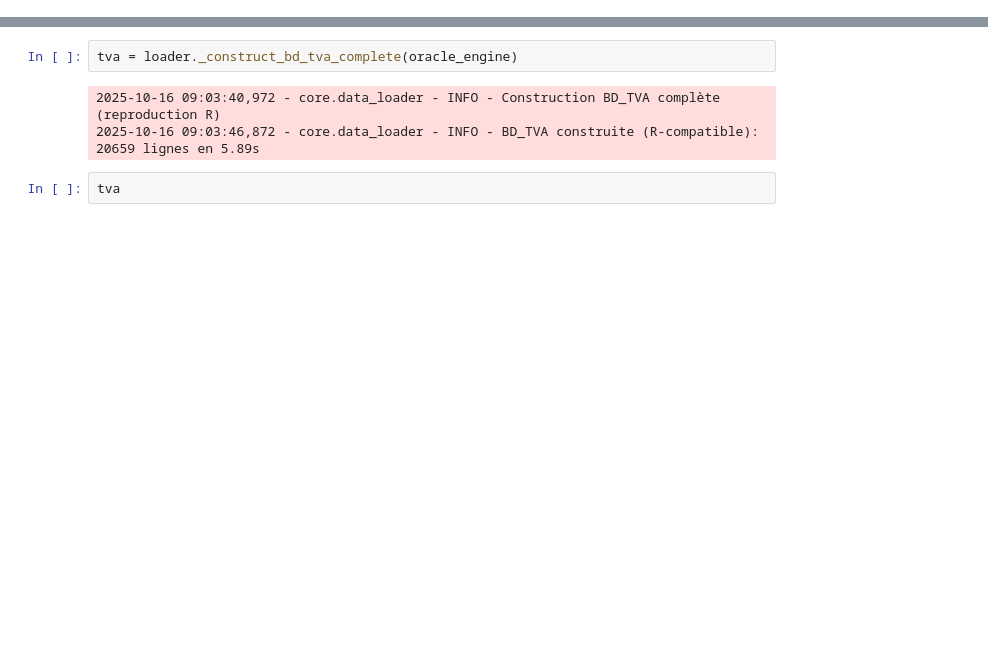
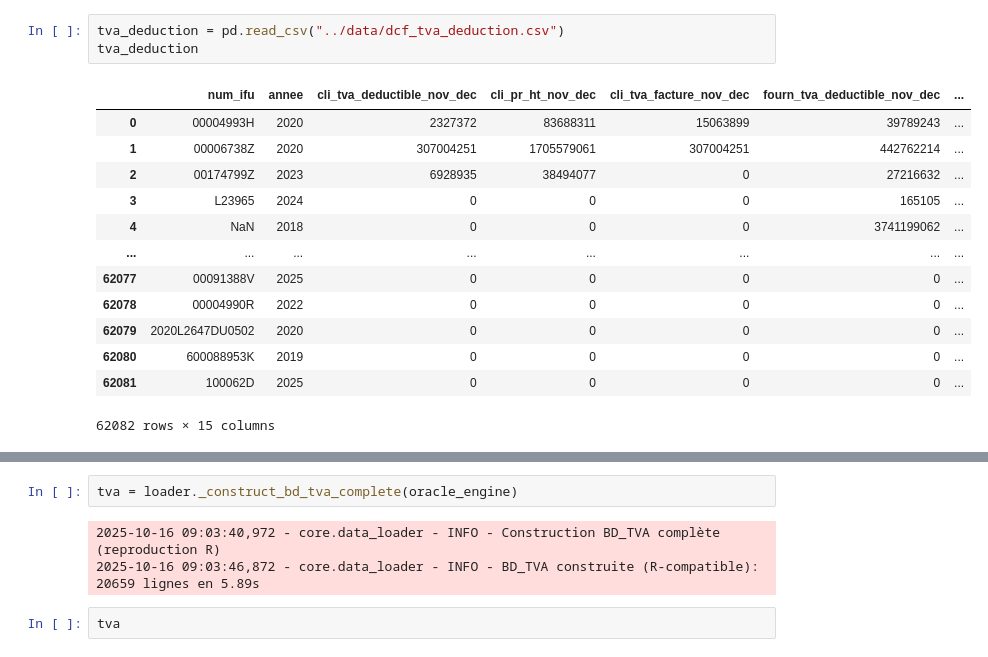
Before and after one commit to adamsoro0321/anarisk_backend, a Jupyter notebook: src/data_loader.ipynb, the cells around one changed output, grey strips where cells are left out. Saved outputs shown, nothing was run; the diff lists cells and outputs as text; blank space fills up the shorter version.

```diff
--- a/src/data_loader.ipynb
+++ b/src/data_loader.ipynb
@@ -39 +79,18 @@ Error:
+# %%
+tva_deduction = pd.read_csv("../data/dcf_tva_deduction.csv")
+tva_deduction
+# %% [output]
+|  | num_ifu | annee | cli_tva_deductible_nov_dec | cli_pr_ht_nov_dec | cli_tva_facture_nov_dec | fourn_tva_deductible_nov_dec | ... |
+| 0 | 00004993H | 2020 | 2327372 | 83688311 | 15063899 | 39789243 | ... |
+| 1 | 00006738Z | 2020 | 307004251 | 1705579061 | 307004251 | 442762214 | ... |
+| 2 | 00174799Z | 2023 | 6928935 | 38494077 | 0 | 27216632 | ... |
+| 3 | L23965 | 2024 | 0 | 0 | 0 | 165105 | ... |
+| 4 | NaN | 2018 | 0 | 0 | 0 | 3741199062 | ... |
+| ... | ... | ... | ... | ... | ... | ... | ... |
+| 62077 | 00091388V | 2025 | 0 | 0 | 0 | 0 | ... |
+| 62078 | 00004990R | 2022 | 0 | 0 | 0 | 0 | ... |
+| 62079 | 2020L2647DU0502 | 2020 | 0 | 0 | 0 | 0 | ... |
+| 62080 | 600088953K | 2019 | 0 | 0 | 0 | 0 | ... |
+| 62081 | 100062D | 2025 | 0 | 0 | 0 | 0 | ... |
+62082 rows × 15 columns
 # %%
```
Also changed, not shown: parts of 29 cells of this notebook, 2 other files.
